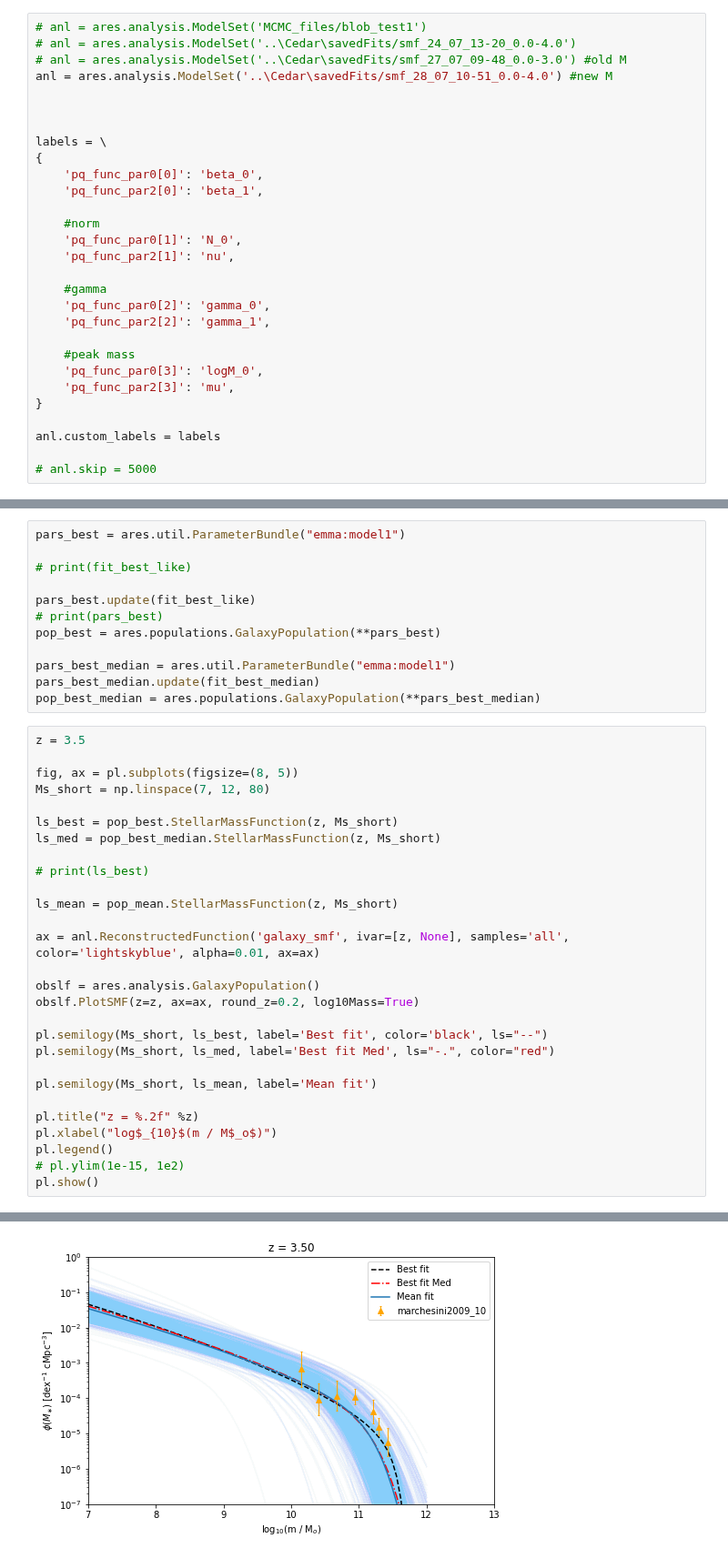
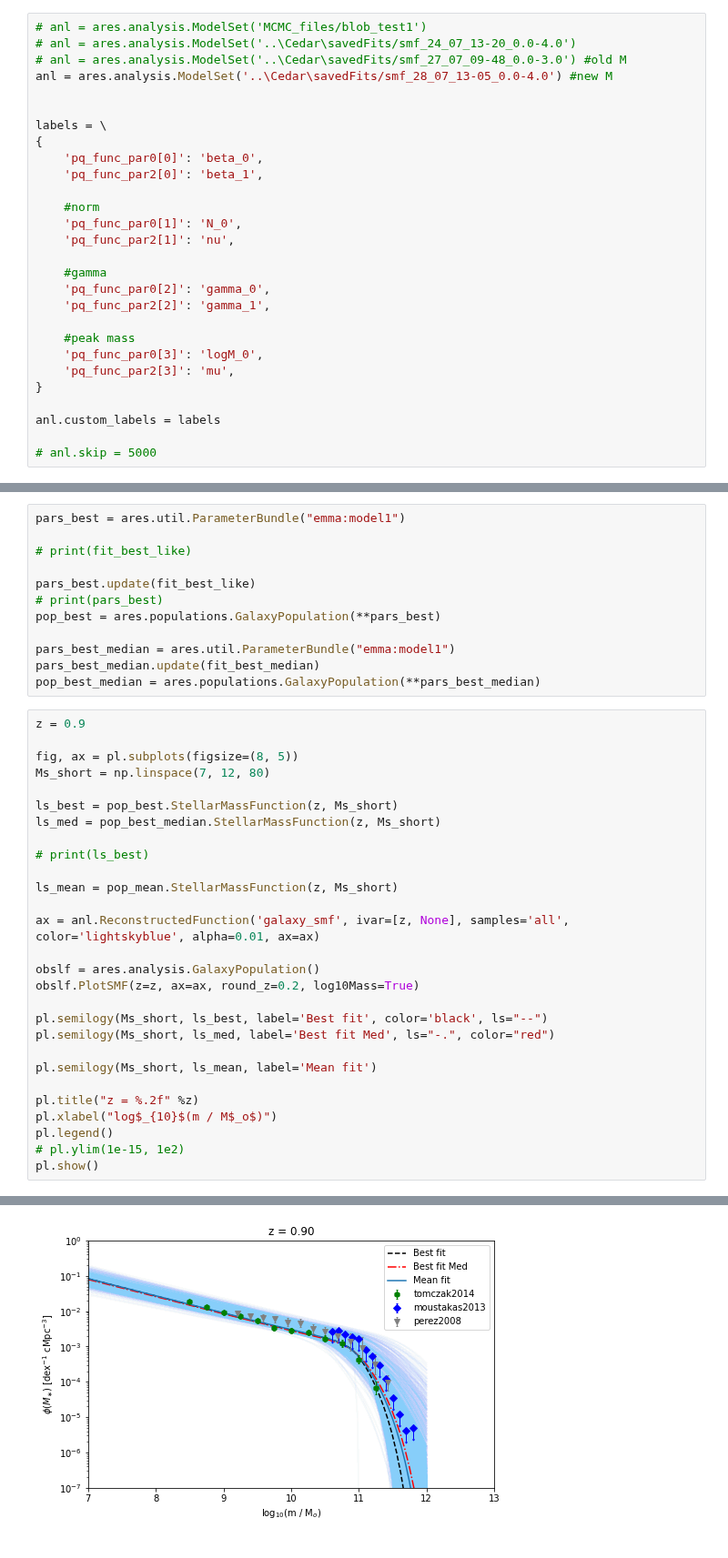
Before and after one commit to eklem1/GalaxySim, a Jupyter notebook: FitResults.ipynb, the cells around one changed output, grey strips where cells are left out. Shown at 91% size. Saved outputs shown, nothing was run; the diff lists cells and outputs as text.

```diff
--- a/FitResults.ipynb
+++ b/FitResults.ipynb
@@ -30,8 +30,7 @@ blob_f2 = ['SFRD']
 # anl = ares.analysis.ModelSet('MCMC_files/blob_test1')
 # anl = ares.analysis.ModelSet('..\Cedar\savedFits/smf_24_07_13-20_0.0-4.0')
 # anl = ares.analysis.ModelSet('..\Cedar\savedFits/smf_27_07_09-48_0.0-3.0') #old M
-anl = ares.analysis.ModelSet('..\Cedar\savedFits/smf_28_07_10-51_0.0-4.0') #new M
-
+anl = ares.analysis.ModelSet('..\Cedar\savedFits/smf_28_07_13-05_0.0-4.0') #new M
 
 
 labels = \
@@ -201,7 +203,7 @@ pars_best_median = ares.util.ParameterBundle("emma:model1")
 pars_best_median.update(fit_best_median)
 pop_best_median = ares.populations.GalaxyPopulation(**pars_best_median)
 # %%
-z = 3.5
+z = 0.9
 
 fig, ax = pl.subplots(figsize=(8, 5))
 Ms_short = np.linspace(7, 12, 80)
@@ -232,4 +237,4 @@ pl.show()
-[figure, old version]
+[figure, new version]
 # %%
 
 bests = [anl.get_1d_error(i, nu=0.68,  peak='mode') for i in params]
```
Also changed, not shown: parts of 11 cells of this notebook, 4 other files.
